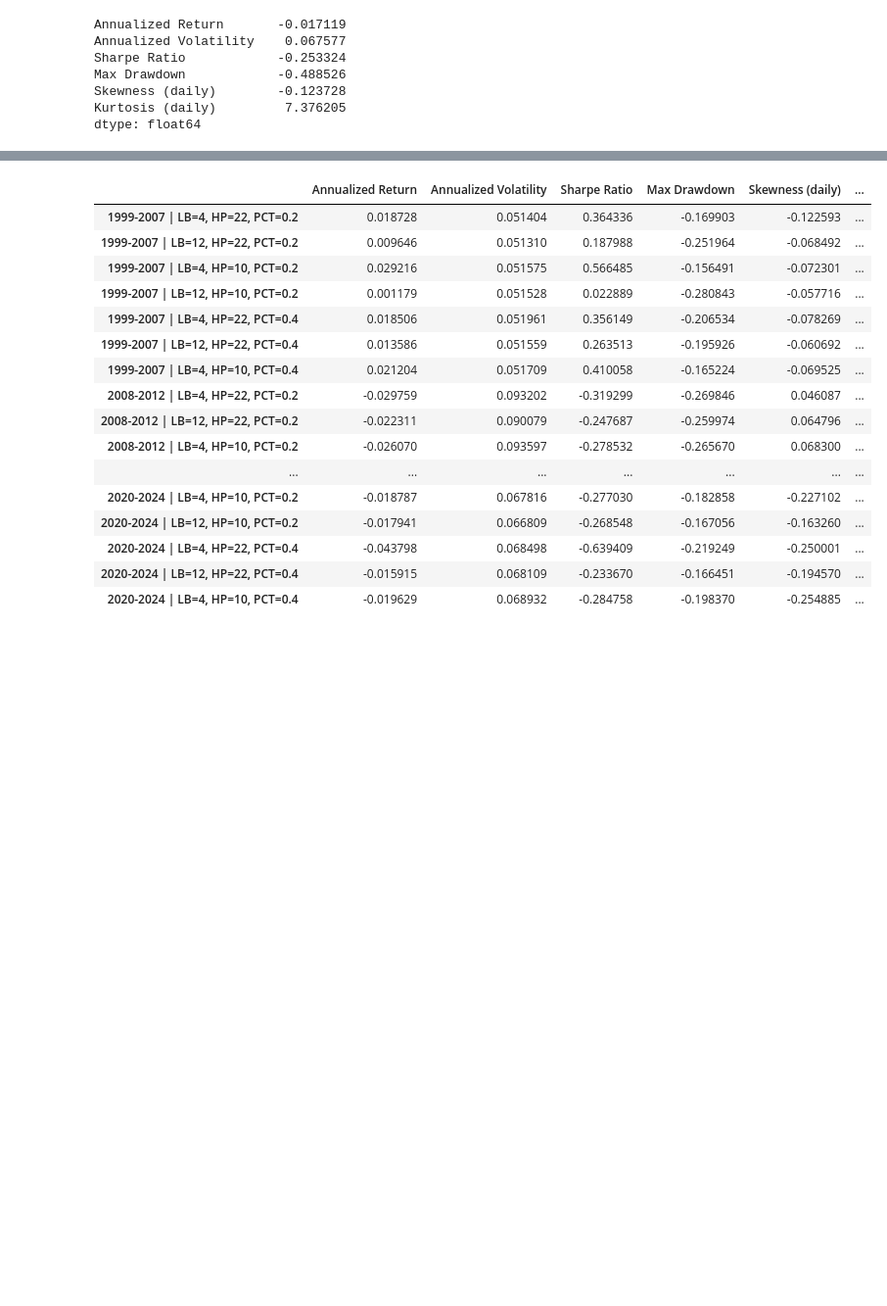
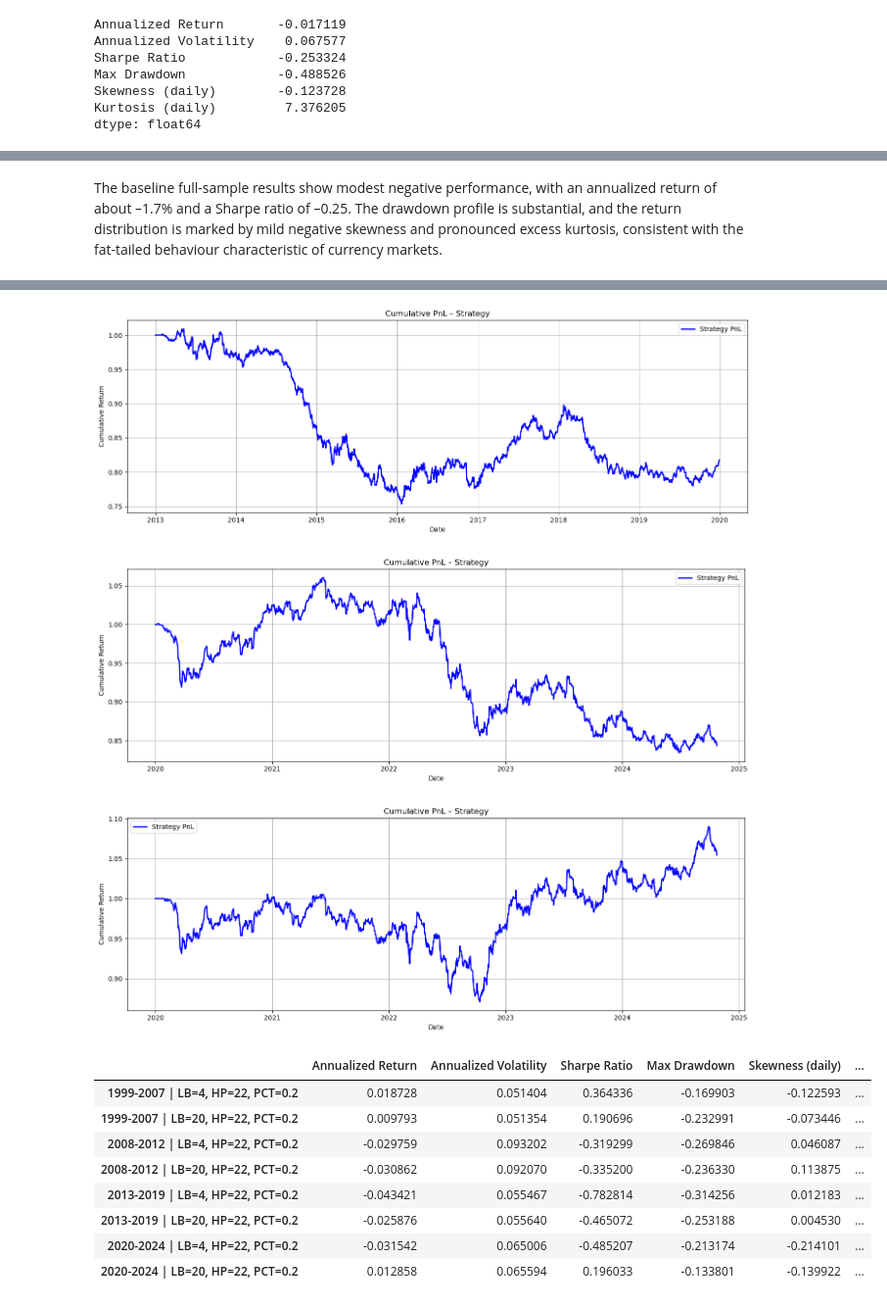
Before and after one commit to Thomasdeport/Dauphine203-Courses, a Jupyter notebook: international_finance/project.ipynb, the cells around one changed output, grey strips where cells are left out. Shown at 98% size. Saved outputs shown, nothing was run; the diff lists cells and outputs as text; code cells hidden in the pictures; blank space fills up the shorter version.

```diff
--- a/international_finance/project.ipynb
+++ b/international_finance/project.ipynb
@@ -664,7 +610,7 @@ def evaluate_strategy(r):
 # =====================================================
 
 strat_ret, signals, momentum, log_ret_spot = momentum_strategy(
-    usd_df,
+    xusd_df,
     lookback=4,
     hold_period=22,
     pct=0.3
@@ -683,13 +719,9 @@ dtype: float64
+# %% [markdown]
+The baseline full-sample results show modest negative performance, with an annualized return of about –1.7% and a Sharpe ratio of –0.25. The drawdown profile is substantial, and the return distribution is marked by mild negative skewness and pronounced excess kurtosis, consistent with the fat-tailed behaviour characteristic of currency markets.
 # %%
 param_grid = [
     {"lookback": 4, "hold": 22, "pct": 0.2},
-    {"lookback": 12, "hold": 22, "pct": 0.2},
-    {"lookback": 4, "hold": 10, "pct": 0.2},
-    {"lookback": 12, "hold": 10, "pct": 0.2},
-    {"lookback": 4, "hold": 22, "pct": 0.4},
-    {"lookback": 12, "hold": 22, "pct": 0.4},
-    {"lookback": 4, "hold": 10, "pct": 0.4},
-    {"lookback": 12, "hold": 10, "pct": 0.2},
+    {"lookback": 20, "hold": 22, "pct": 0.2},
 ]
 subsamples = {
     "1999-2007": ("1999-01-01", "2007-12-31"), # (pre-crisis)
@@ -702,7 +734,7 @@ subsamples = {
 results_sub = {}
 
 for sub_name, (start, end) in subsamples.items():
-    df_sub = usd_df.loc[start:end]
+    df_sub = xusd_df.loc[start:end]
 
     if len(df_sub) < 200:
         continue
@@ -718,6 +750,7 @@ for sub_name, (start, end) in subsamples.items():
             hold_period=hd,
             pct=pct
         )
+        plot_pnl(strat_ret)
 
         stats = evaluate_strategy(strat_ret)
 
@@ -730,17 +768,12 @@ subsample_comparison
+[figure, added]
+[figure, added]
+[figure, added]
 |  | Annualized Return | Annualized Volatility | Sharpe Ratio | Max Drawdown | Skewness (daily) | ... |
 | 1999-2007 | LB=4, HP=22, PCT=0.2 | 0.018728 | 0.051404 | 0.364336 | -0.169903 | -0.122593 | ... |
-| 1999-2007 | LB=12, HP=22, PCT=0.2 | 0.009646 | 0.051310 | 0.187988 | -0.251964 | -0.068492 | ... |
-| 1999-2007 | LB=4, HP=10, PCT=0.2 | 0.029216 | 0.051575 | 0.566485 | -0.156491 | -0.072301 | ... |
-| 1999-2007 | LB=12, HP=10, PCT=0.2 | 0.001179 | 0.051528 | 0.022889 | -0.280843 | -0.057716 | ... |
-| 1999-2007 | LB=4, HP=22, PCT=0.4 | 0.018506 | 0.051961 | 0.356149 | -0.206534 | -0.078269 | ... |
-| 1999-2007 | LB=12, HP=22, PCT=0.4 | 0.013586 | 0.051559 | 0.263513 | -0.195926 | -0.060692 | ... |
-| 1999-2007 | LB=4, HP=10, PCT=0.4 | 0.021204 | 0.051709 | 0.410058 | -0.165224 | -0.069525 | ... |
+| 1999-2007 | LB=20, HP=22, PCT=0.2 | 0.009793 | 0.051354 | 0.190696 | -0.232991 | -0.073446 | ... |
 | 2008-2012 | LB=4, HP=22, PCT=0.2 | -0.029759 | 0.093202 | -0.319299 | -0.269846 | 0.046087 | ... |
-| 2008-2012 | LB=12, HP=22, PCT=0.2 | -0.022311 | 0.090079 | -0.247687 | -0.259974 | 0.064796 | ... |
-| 2008-2012 | LB=4, HP=10, PCT=0.2 | -0.026070 | 0.093597 | -0.278532 | -0.265670 | 0.068300 | ... |
-| ... | ... | ... | ... | ... | ... | ... |
-| 2020-2024 | LB=4, HP=10, PCT=0.2 | -0.018787 | 0.067816 | -0.277030 | -0.182858 | -0.227102 | ... |
-| 2020-2024 | LB=12, HP=10, PCT=0.2 | -0.017941 | 0.066809 | -0.268548 | -0.167056 | -0.163260 | ... |
-| 2020-2024 | LB=4, HP=22, PCT=0.4 | -0.043798 | 0.068498 | -0.639409 | -0.219249 | -0.250001 | ... |
-| 2020-2024 | LB=12, HP=22, PCT=0.4 | -0.015915 | 0.068109 | -0.233670 | -0.166451 | -0.194570 | ... |
-| 2020-2024 | LB=4, HP=10, PCT=0.4 | -0.019629 | 0.068932 | -0.284758 | -0.198370 | -0.254885 | ... |
+| 2008-2012 | LB=20, HP=22, PCT=0.2 | -0.030862 | 0.092070 | -0.335200 | -0.236330 | 0.113875 | ... |
+| 2013-2019 | LB=4, HP=22, PCT=0.2 | -0.043421 | 0.055467 | -0.782814 | -0.314256 | 0.012183 | ... |
+| 2013-2019 | LB=20, HP=22, PCT=0.2 | -0.025876 | 0.055640 | -0.465072 | -0.253188 | 0.004530 | ... |
+| 2020-2024 | LB=4, HP=22, PCT=0.2 | -0.031542 | 0.065006 | -0.485207 | -0.213174 | -0.214101 | ... |
+| 2020-2024 | LB=20, HP=22, PCT=0.2 | 0.012858 | 0.065594 | 0.196033 | -0.133801 | -0.139922 | ... |
```
Also changed, not shown: parts of 18 cells of this notebook.
